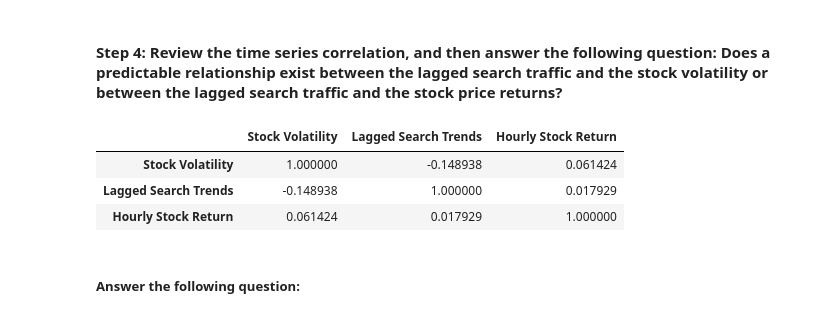
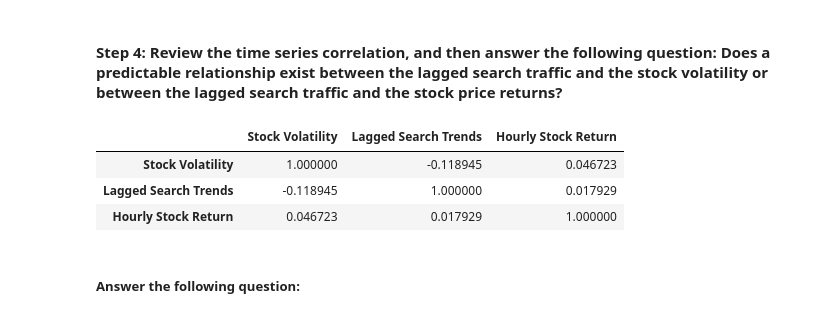
Before and after one commit to sir-hobbyjog/prophet-challenge, a Jupyter notebook: forecasting_net_prophet.ipynb, the cells around one changed output. Saved outputs shown, nothing was run; the diff lists cells and outputs as text; code cells hidden in the pictures.

```diff
--- a/forecasting_net_prophet.ipynb
+++ b/forecasting_net_prophet.ipynb
@@ -228,10 +228,13 @@ display(df_mercado_stock.tail())
 [figure]
 # %%
 # Concatenate the df_mercado_stock DataFrame with the df_mercado_trends DataFrame
+df_mercado_stock_trends = pd.concat([df_mercado_stock, df_mercado_trends], axis=1).dropna()
 # Concatenate the DataFrame by columns (axis=1), and drop and rows with only one column of data
 
 
 # View the first and last five rows of the DataFrame
+display(df_mercado_stock_trends.head())
+display(df_mercado_stock_trends.tail())
 # %% [output]
 |  | close | Search Trends |
 | 2016-06-01 09:00:00 | 135.16 | 6.0 |
@@ -288,4 +293,6 @@ There's one important thing to note: if you zoom in both graphs to the spike aro
 * “Hourly Stock Return”, which holds the percent change of the company's stock price on an hourly basis
 # %%
 # Create a new column in the mercado_stock_trends_df DataFrame called Lagged Search Trends
+df_mercado_stock_trends['Lagged Search Trends'] = df_mercado_stock_trends['Search Trends'].shift()
 # This column should shift the Search Trends information by one hour
+df_mercado_stock_trends.head()
@@ -292,3 +306,5 @@ There's one important thing to note: if you zoom in both graphs to the spike aro
 # %%
 # Create a new column in the mercado_stock_trends_df DataFrame called Stock Volatility
+df_mercado_stock_trends['Stock Volatility'] = df_mercado_stock_trends['close'].rolling(window=4).std()
 # This column should calculate the standard deviation of the closing stock price return data over a 4 period rolling window
+df_mercado_stock_trends.head()
@@ -301,4 +325,6 @@ There's one important thing to note: if you zoom in both graphs to the spike aro
 **Solution Note:** Note how volatility spiked, and tended to stay high, during the first half of 2020. This is a common characteristic of volatility in stock returns worldwide: high volatility days tend to be followed by yet more high volatility days. When it rains, it pours.
 # %%
 # Create a new column in the mercado_stock_trends_df DataFrame called Hourly Stock Return
+df_mercado_stock_trends['Hourly Stock Return'] = df_mercado_stock_trends['close'].pct_change()
 # This column should calculate hourly return percentage of the closing price
+df_mercado_stock_trends.head()
@@ -321,11 +356,13 @@ There's one important thing to note: if you zoom in both graphs to the spike aro
 #### Step 4: Review the time series correlation, and then answer the following question: Does a predictable relationship exist between the lagged search traffic and the stock volatility or between the lagged search traffic and the stock price returns?
 # %%
 # Construct correlation table of Stock Volatility, Lagged Search Trends, and Hourly Stock Return
+correlation = df_mercado_stock_trends[['Stock Volatility', 'Lagged Search Trends', 'Hourly Stock Return']].corr()
+correlation
 # %% [output]
 |  | Stock Volatility | Lagged Search Trends | Hourly Stock Return |
-| Stock Volatility | 1.000000 | -0.148938 | 0.061424 |
-| Lagged Search Trends | -0.148938 | 1.000000 | 0.017929 |
-| Hourly Stock Return | 0.061424 | 0.017929 | 1.000000 |
+| Stock Volatility | 1.000000 | -0.118945 | 0.046723 |
+| Lagged Search Trends | -0.118945 | 1.000000 | 0.017929 |
+| Hourly Stock Return | 0.046723 | 0.017929 | 1.000000 |
 # %% [markdown]
 ##### Answer the following question:
 # %% [markdown]
```
Also changed, not shown: parts of 10 cells of this notebook.
